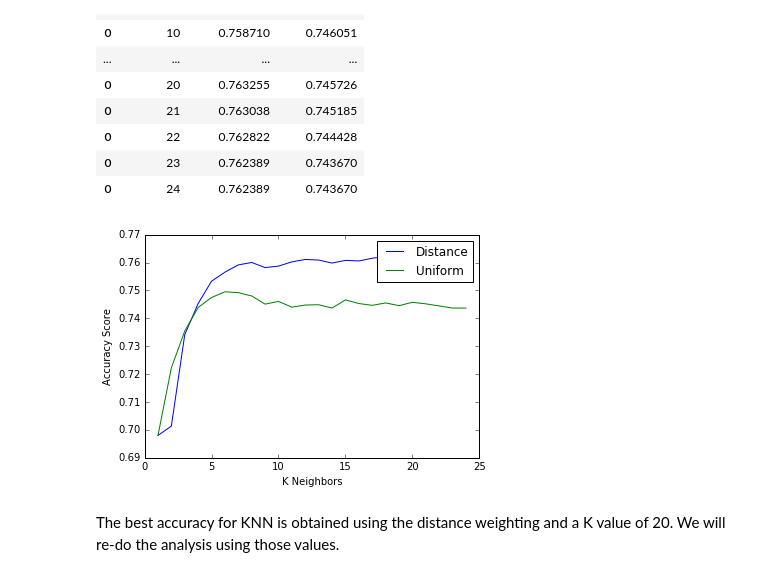
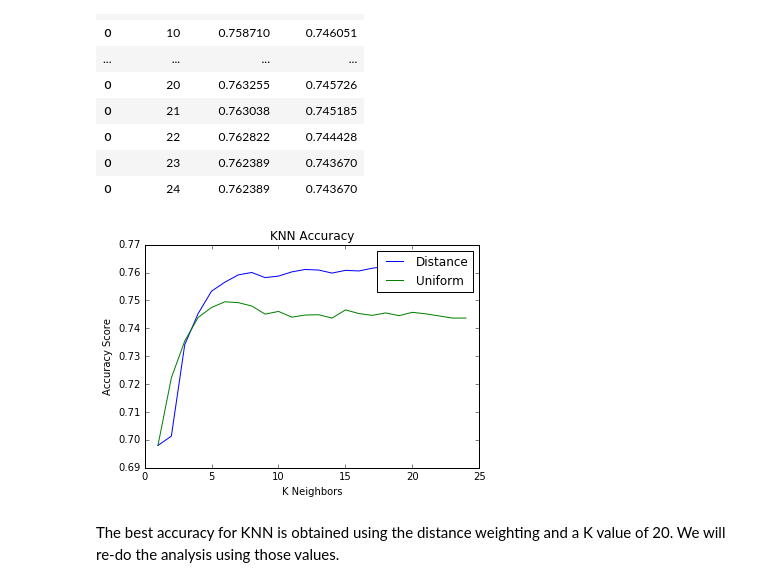
Before and after one commit to jaredvonhalle/CSC478WorldFoodFacts, a Jupyter notebook: Food.ipynb, the cells around one changed output. Drawn from its saved outputs; the diff is of its cells as text; code cells hidden in the pictures.

```diff
--- a/Food.ipynb
+++ b/Food.ipynb
@@ -615,12 +628,13 @@ res
 # %%
 pyl.plot(res["Neighbors"], res["DistanceScore"], label="Distance Score")
 pyl.plot(res["Neighbors"], res["UniformScore"], label="Uniform Score")
 pyl.legend(('Distance', 'Uniform'))
 pyl.ylabel('Accuracy Score')
 pyl.xlabel('K Neighbors')
+pyl.title("KNN Accuracy")
 pyl.show()
 # %% [output]
-[figure, old version]
+[figure, new version]
 # %% [markdown]
 The best accuracy for KNN is obtained using the distance weighting and a K value of 20. We will re-do the analysis using those values.
 # %%
```
Also changed, not shown: parts of 6 cells of this notebook, 1 other file.
